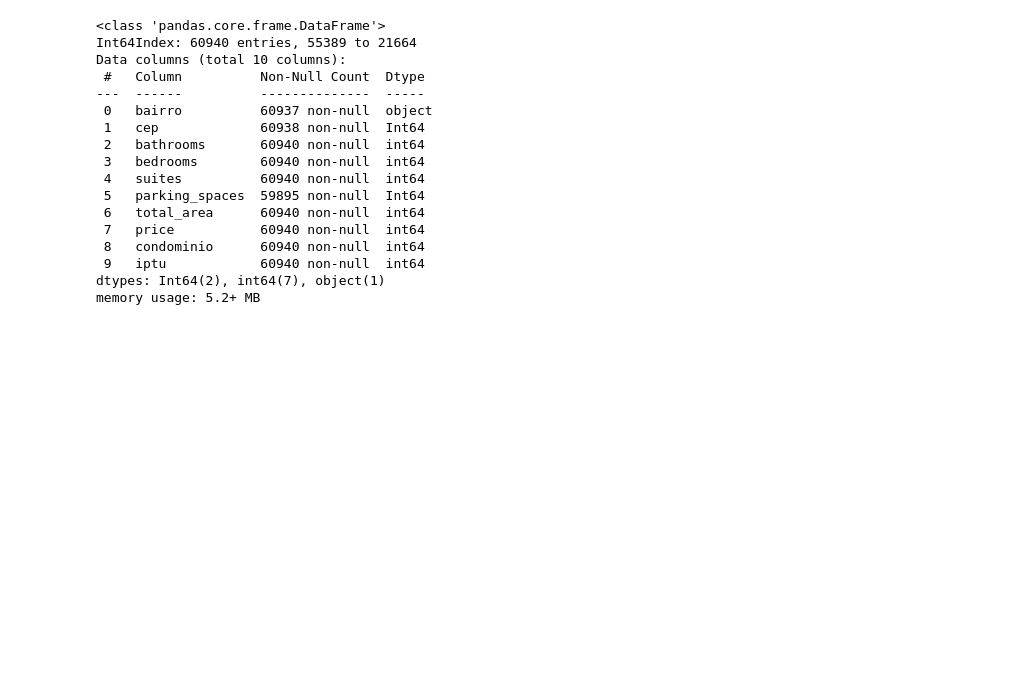
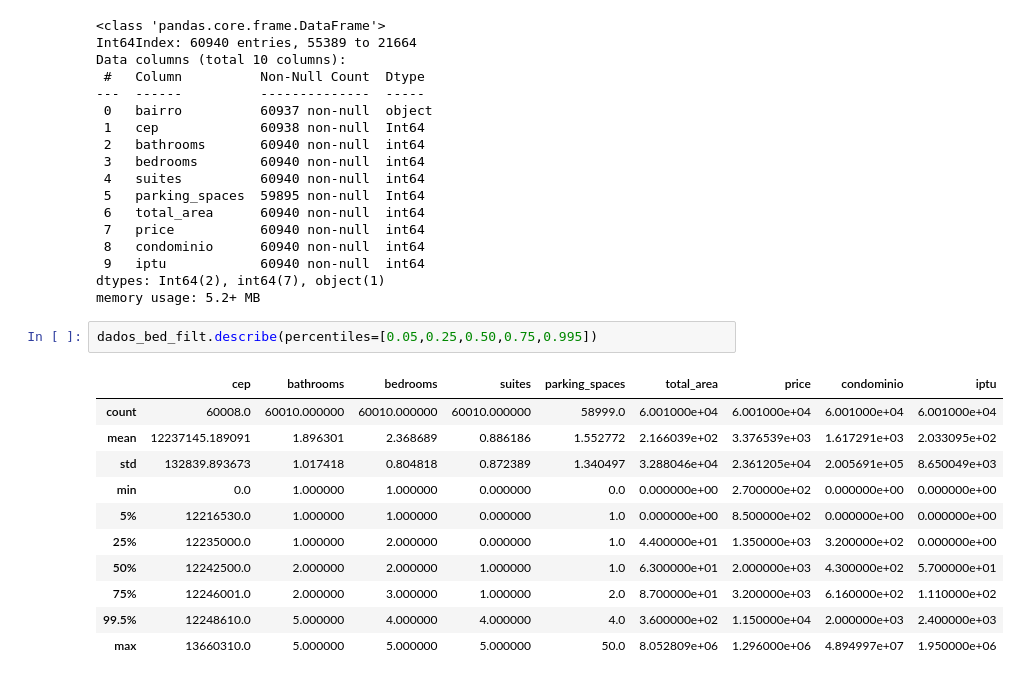
Before and after one commit to fabiollg/PI-4_Predicao_Valores_Imoveis_SJC, a Jupyter notebook: PI_4_Predicao_Valores_Imoveis_SJC.ipynb, the cells around one changed output. Saved outputs shown, nothing was run; the diff lists cells and outputs as text; blank space fills up the shorter version.

```diff
--- a/PI_4_Predicao_Valores_Imoveis_SJC.ipynb
+++ b/PI_4_Predicao_Valores_Imoveis_SJC.ipynb
@@ -386,3 +386,17 @@ Data columns (total 10 columns):
  9   iptu            60940 non-null  int64
 dtypes: Int64(2), int64(7), object(1)
 memory usage: 5.2+ MB
+# %%
+dados_bed_filt.describe(percentiles=[0.05,0.25,0.50,0.75,0.995])
+# %% [output]
+|  | cep | bathrooms | bedrooms | suites | parking_spaces | total_area | price | condominio | iptu |
+| count | 60008.0 | 60010.000000 | 60010.000000 | 60010.000000 | 58999.0 | 6.001000e+04 | 6.001000e+04 | 6.001000e+04 | 6.001000e+04 |
+| mean | 12237145.189091 | 1.896301 | 2.368689 | 0.886186 | 1.552772 | 2.166039e+02 | 3.376539e+03 | 1.617291e+03 | 2.033095e+02 |
+| std | 132839.893673 | 1.017418 | 0.804818 | 0.872389 | 1.340497 | 3.288046e+04 | 2.361205e+04 | 2.005691e+05 | 8.650049e+03 |
+| min | 0.0 | 1.000000 | 1.000000 | 0.000000 | 0.0 | 0.000000e+00 | 2.700000e+02 | 0.000000e+00 | 0.000000e+00 |
+| 5% | 12216530.0 | 1.000000 | 1.000000 | 0.000000 | 1.0 | 0.000000e+00 | 8.500000e+02 | 0.000000e+00 | 0.000000e+00 |
+| 25% | 12235000.0 | 1.000000 | 2.000000 | 0.000000 | 1.0 | 4.400000e+01 | 1.350000e+03 | 3.200000e+02 | 0.000000e+00 |
+| 50% | 12242500.0 | 2.000000 | 2.000000 | 1.000000 | 1.0 | 6.300000e+01 | 2.000000e+03 | 4.300000e+02 | 5.700000e+01 |
+| 75% | 12246001.0 | 2.000000 | 3.000000 | 1.000000 | 2.0 | 8.700000e+01 | 3.200000e+03 | 6.160000e+02 | 1.110000e+02 |
+| 99.5% | 12248610.0 | 5.000000 | 4.000000 | 4.000000 | 4.0 | 3.600000e+02 | 1.150000e+04 | 2.000000e+03 | 2.400000e+03 |
+| max | 13660310.0 | 5.000000 | 5.000000 | 5.000000 | 50.0 | 8.052809e+06 | 1.296000e+06 | 4.894997e+07 | 1.950000e+06 |
```
Also changed, not shown: parts of 3 cells of this notebook.
